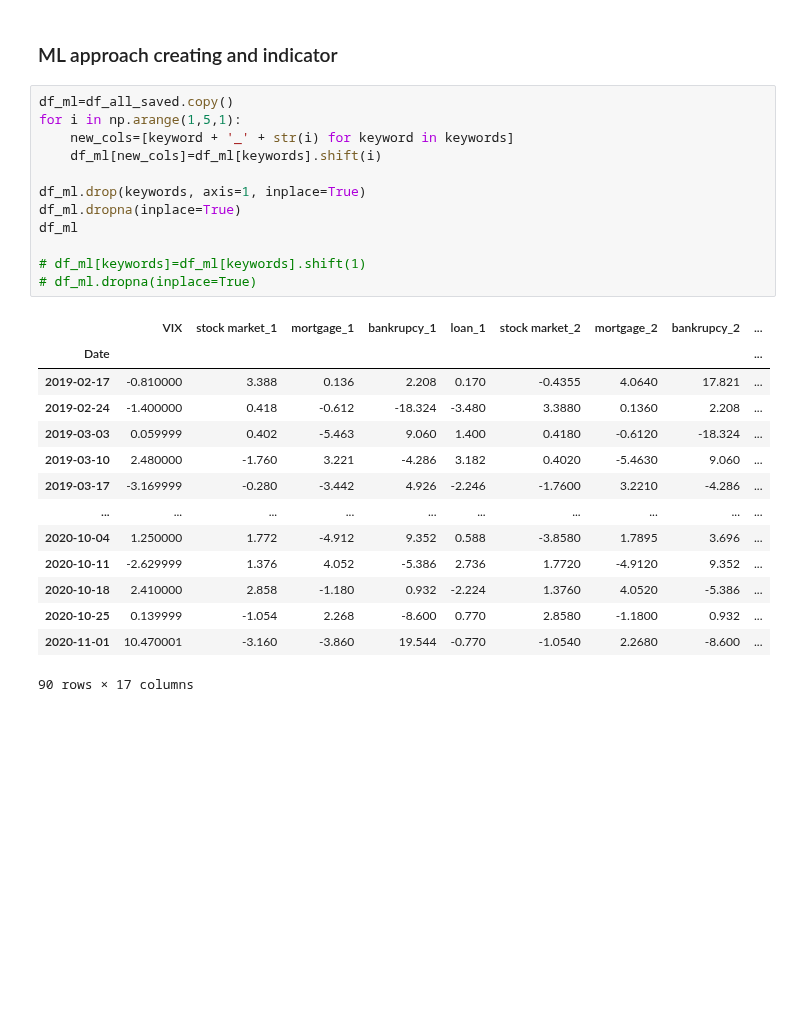
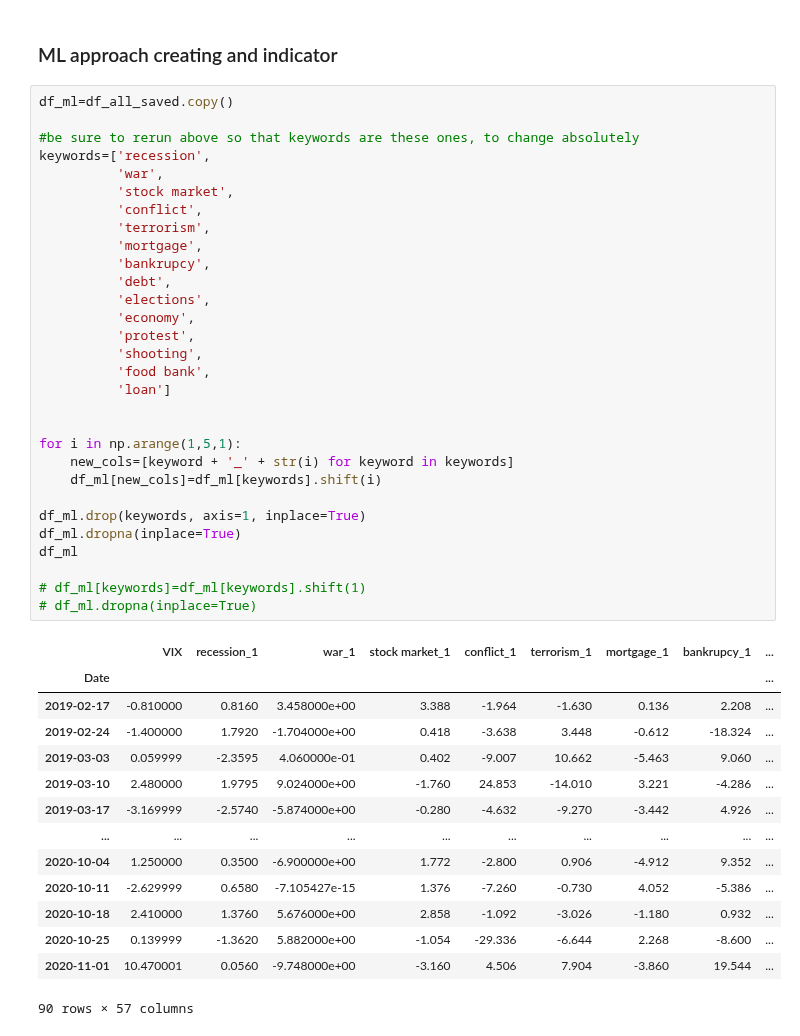
Before and after one commit to epfl-ada/ada-2020-project-milestone-p3-p3_tak, a Jupyter notebook: VIX.ipynb, the cells around one changed output. Cells and saved outputs as stored; diff of their text form; blank space fills up the shorter version.

```diff
--- a/VIX.ipynb
+++ b/VIX.ipynb
@@ -479,28 +479,46 @@ df_vix.iloc[len(df_vix)-200:len(df_vix)][['VIX','pred_rolling_endo','pred_rollin
 ### ML approach creating and indicator
 # %%
 df_ml=df_all_saved.copy()
+
+#be sure to rerun above so that keywords are these ones, to change absolutely
+keywords=['recession',
+          'war',
+          'stock market',
+          'conflict',
+          'terrorism',
+          'mortgage',
+          'bankrupcy',
+          'debt',
+          'elections',
+          'economy',
+          'protest',
+          'shooting',
+          'food bank',
+          'loan']
+
+
 for i in np.arange(1,5,1):
     new_cols=[keyword + '_' + str(i) for keyword in keywords]
     df_ml[new_cols]=df_ml[keywords].shift(i)
 
 df_ml.drop(keywords, axis=1, inplace=True)
 df_ml.dropna(inplace=True)
 df_ml
 
 # df_ml[keywords]=df_ml[keywords].shift(1)
 # df_ml.dropna(inplace=True)
 # %% [output]
-|  | VIX | stock market_1 | mortgage_1 | bankrupcy_1 | loan_1 | stock market_2 | mortgage_2 | bankrupcy_2 | ... |
+|  | VIX | recession_1 | war_1 | stock market_1 | conflict_1 | terrorism_1 | mortgage_1 | bankrupcy_1 | ... |
 | Date |  |  |  |  |  |  |  |  | ... |
-| 2019-02-17 | -0.810000 | 3.388 | 0.136 | 2.208 | 0.170 | -0.4355 | 4.0640 | 17.821 | ... |
-| 2019-02-24 | -1.400000 | 0.418 | -0.612 | -18.324 | -3.480 | 3.3880 | 0.1360 | 2.208 | ... |
-| 2019-03-03 | 0.059999 | 0.402 | -5.463 | 9.060 | 1.400 | 0.4180 | -0.6120 | -18.324 | ... |
-| 2019-03-10 | 2.480000 | -1.760 | 3.221 | -4.286 | 3.182 | 0.4020 | -5.4630 | 9.060 | ... |
-| 2019-03-17 | -3.169999 | -0.280 | -3.442 | 4.926 | -2.246 | -1.7600 | 3.2210 | -4.286 | ... |
+| 2019-02-17 | -0.810000 | 0.8160 | 3.458000e+00 | 3.388 | -1.964 | -1.630 | 0.136 | 2.208 | ... |
+| 2019-02-24 | -1.400000 | 1.7920 | -1.704000e+00 | 0.418 | -3.638 | 3.448 | -0.612 | -18.324 | ... |
+| 2019-03-03 | 0.059999 | -2.3595 | 4.060000e-01 | 0.402 | -9.007 | 10.662 | -5.463 | 9.060 | ... |
+| 2019-03-10 | 2.480000 | 1.9795 | 9.024000e+00 | -1.760 | 24.853 | -14.010 | 3.221 | -4.286 | ... |
+| 2019-03-17 | -3.169999 | -2.5740 | -5.874000e+00 | -0.280 | -4.632 | -9.270 | -3.442 | 4.926 | ... |
 | ... | ... | ... | ... | ... | ... | ... | ... | ... | ... |
-| 2020-10-04 | 1.250000 | 1.772 | -4.912 | 9.352 | 0.588 | -3.8580 | 1.7895 | 3.696 | ... |
-| 2020-10-11 | -2.629999 | 1.376 | 4.052 | -5.386 | 2.736 | 1.7720 | -4.9120 | 9.352 | ... |
-| 2020-10-18 | 2.410000 | 2.858 | -1.180 | 0.932 | -2.224 | 1.3760 | 4.0520 | -5.386 | ... |
-| 2020-10-25 | 0.139999 | -1.054 | 2.268 | -8.600 | 0.770 | 2.8580 | -1.1800 | 0.932 | ... |
-| 2020-11-01 | 10.470001 | -3.160 | -3.860 | 19.544 | -0.770 | -1.0540 | 2.2680 | -8.600 | ... |
+| 2020-10-04 | 1.250000 | 0.3500 | -6.900000e+00 | 1.772 | -2.800 | 0.906 | -4.912 | 9.352 | ... |
+| 2020-10-11 | -2.629999 | 0.6580 | -7.105427e-15 | 1.376 | -7.260 | -0.730 | 4.052 | -5.386 | ... |
+| 2020-10-18 | 2.410000 | 1.3760 | 5.676000e+00 | 2.858 | -1.092 | -3.026 | -1.180 | 0.932 | ... |
+| 2020-10-25 | 0.139999 | -1.3620 | 5.882000e+00 | -1.054 | -29.336 | -6.644 | 2.268 | -8.600 | ... |
+| 2020-11-01 | 10.470001 | 0.0560 | -9.748000e+00 | -3.160 | 4.506 | 7.904 | -3.860 | 19.544 | ... |
-90 rows × 17 columns
+90 rows × 57 columns
```
Also changed, not shown: parts of 13 cells of this notebook.
